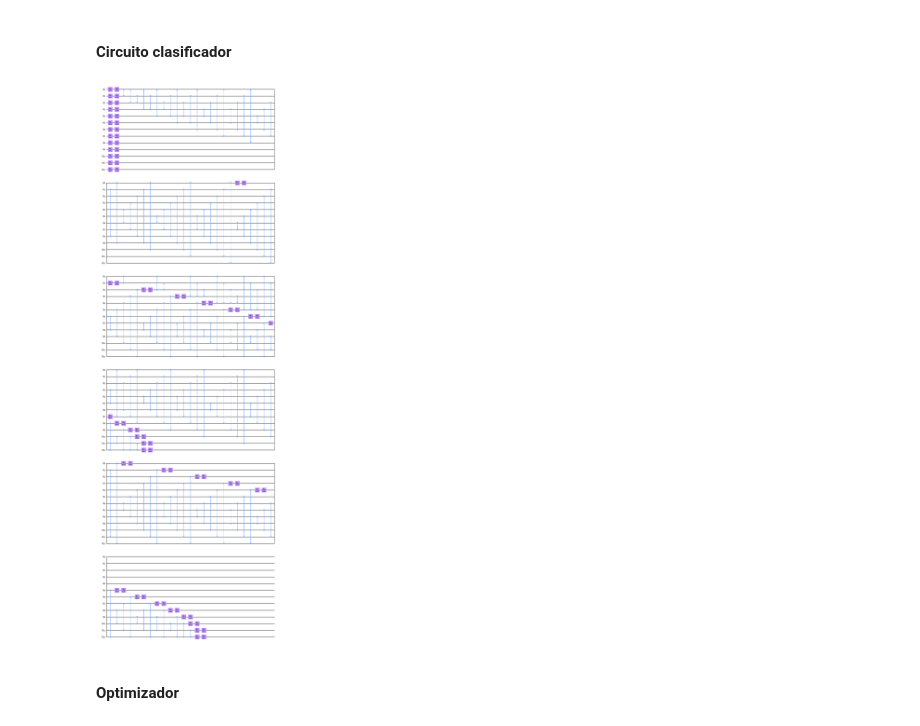
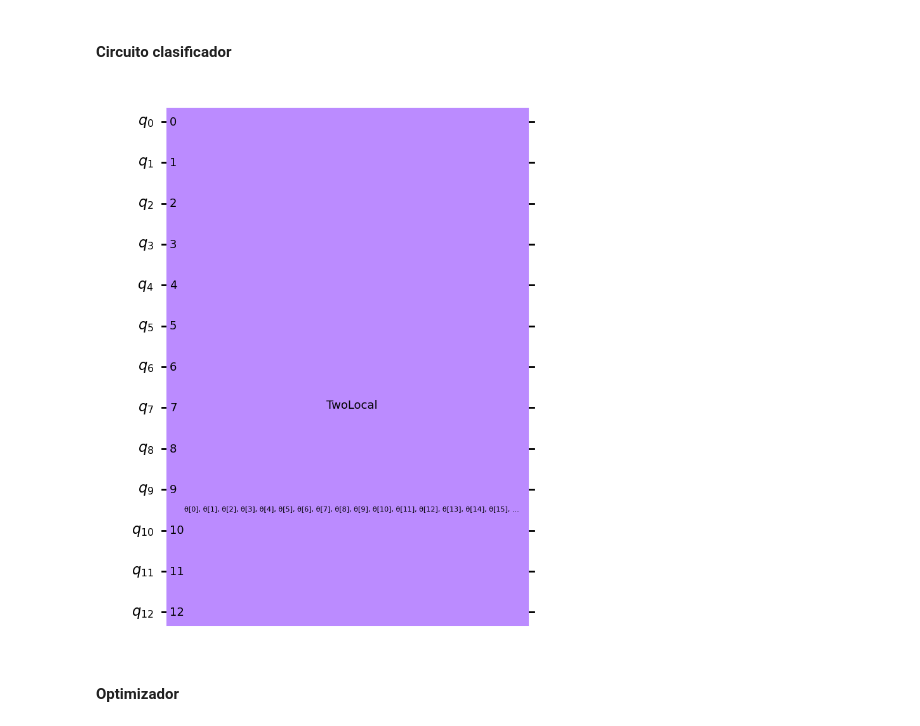
Before and after one commit to FernandoMond/Quantum-Machine-Learning, a Jupyter notebook: P2 Variacional/P1.2 QNN.ipynb, the cells around one changed output. Drawn from its saved outputs; the diff is of its cells as text; code cells hidden in the pictures.

```diff
--- a/P2 Variacional/P1.2 QNN.ipynb
+++ b/P2 Variacional/P1.2 QNN.ipynb
@@ -39,10 +42,11 @@ featureMap.decompose().draw("mpl")
 # %%
 #Para el circuito clasificador utilizaremos TwoLocal
 from qiskit.circuit.library import TwoLocal
-classifier = TwoLocal(13, ['ry', 'rz'], 'cz', reps=2)
-classifier.decompose().draw("mpl")
+classifier = TwoLocal(13, ['ry', 'rz'], 'cz', reps=1v)
+#classifier.decompose().draw("mpl")
+classifier.draw("mpl")
 # %% [output]
-[figure, old version]
+[figure, new version]
 # %% [markdown]
 #### Optimizador
 # %%
```
Also changed, not shown: parts of 5 cells of this notebook.
